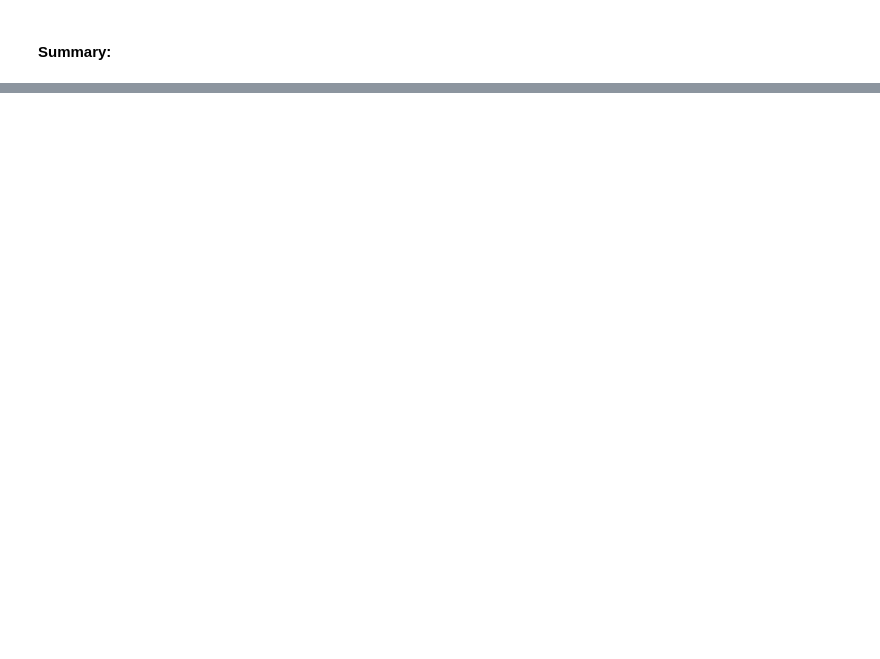
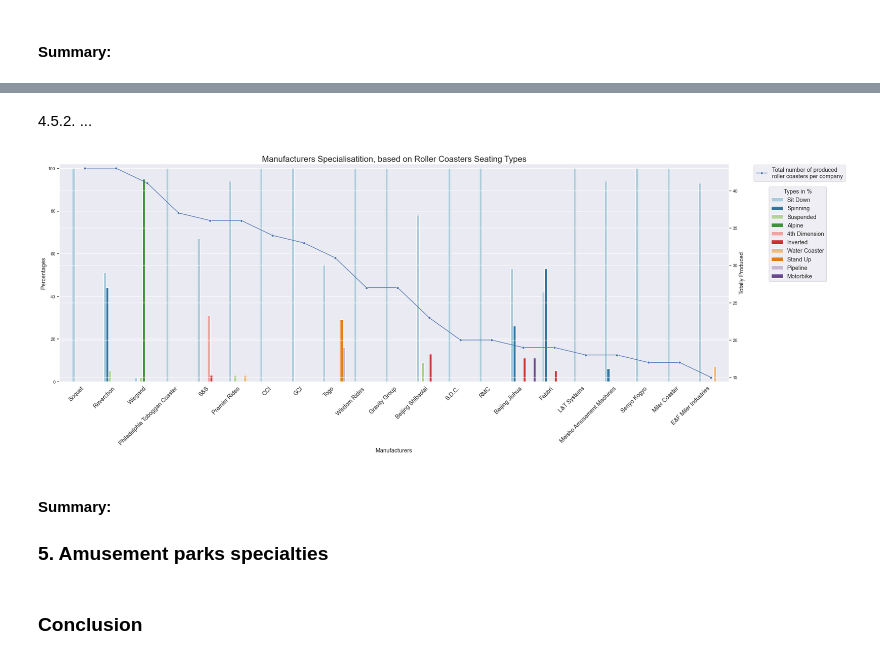
Before and after one commit to jadidaniel/jupyter-notebooks, a Jupyter notebook: visualisations_roller_coaster/roller_coaster.ipynb, the cells around one changed output, grey strips where cells are left out. Cells and saved outputs as stored; diff of their text form; code cells hidden in the pictures; blank space fills up the shorter version.

```diff
--- a/visualisations_roller_coaster/roller_coaster.ipynb
+++ b/visualisations_roller_coaster/roller_coaster.ipynb
@@ -1174,0 +1322,31 @@ visualise_specialisation(plot = lambda ax: sns.barplot(
+# %% [markdown]
+4.5.2. ...
+# %%
+def group_by_seating_type(index):
+    return roller_coast_list.loc[index].seating_type
+
+manuf_specialisation_inversions, inversions_groups_bymanuf = find_specialisations(grouping_by_types=group_by_seating_type, n=15)
+manuf_specialisation_inversions = manuf_specialisation_inversions[manuf_specialisation_inversions.total <= 50]
+inversions_groups_bymanuf = inversions_groups_bymanuf[inversions_groups_bymanuf.total <= 50]
+
+# Call visualisation function with "inversions" DataFrames
+visualise_specialisation(plot = lambda ax: sns.barplot(
+    y = manuf_specialisation_inversions.percentage,
+    x = manuf_specialisation_inversions.manufacturer,
+    hue=manuf_specialisation_inversions.type,
+    palette= 'Paired',
+    ax=ax,
+),
+    # DataFrame for lineplot as argument
+    groups_bymanuf= inversions_groups_bymanuf,
+    # Measurment name for title
+    measurment = 'Seating Types')
+# %% [output]
+[figure, added]
+# %% [markdown]
+#### Summary:
+
+
+### 5. Amusement parks specialties
+# %% [markdown]
+### Conclusion
```
Also changed, not shown: parts of 28 cells of this notebook.
